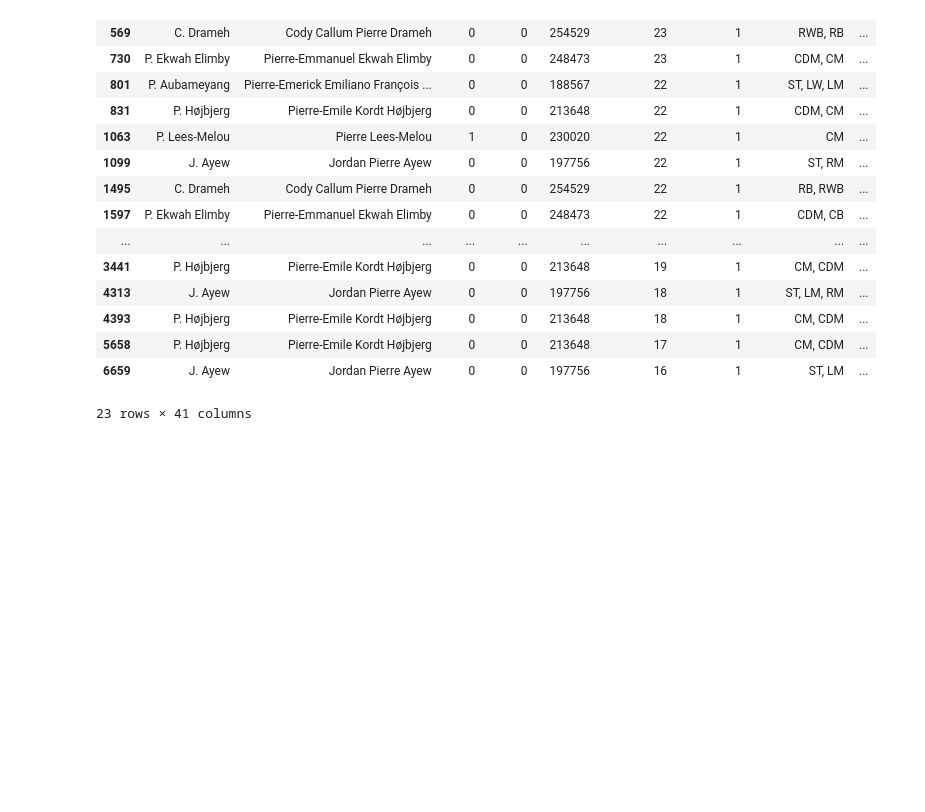
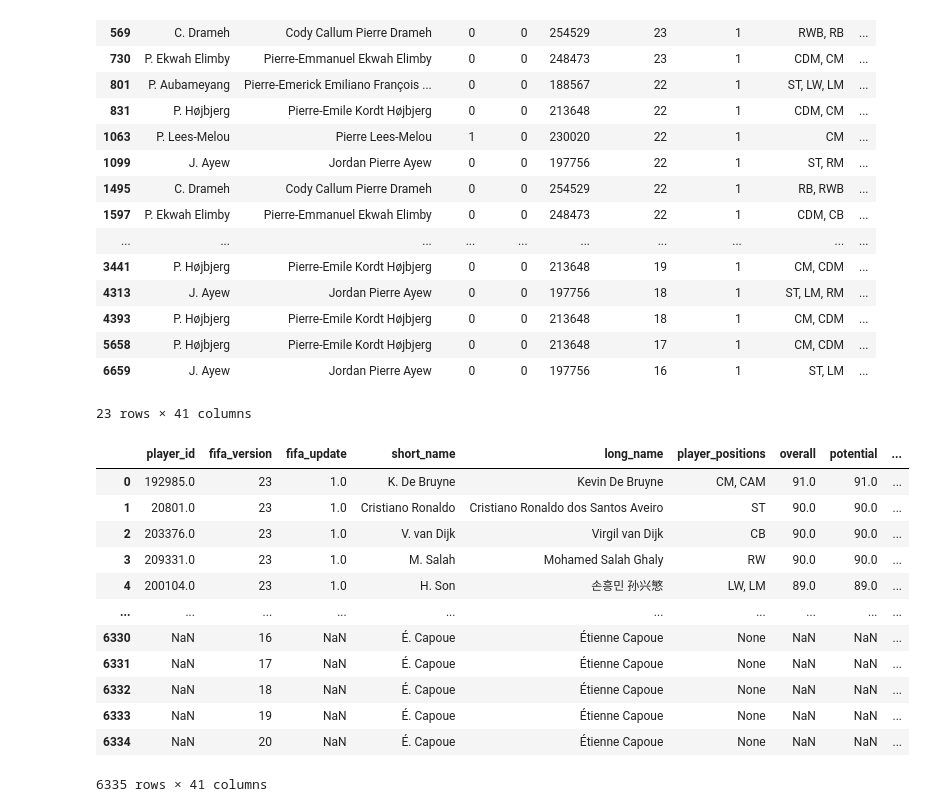
Before and after one commit to JonathonLeiding/fifa-score-analysis, a Jupyter notebook: jup_notebooks/exploratory_prem_analysis.ipynb, the cells around one changed output. Cells and saved outputs as stored; diff of their text form; code cells hidden in the pictures; blank space fills up the shorter version.

```diff
--- a/jup_notebooks/exploratory_prem_analysis.ipynb
+++ b/jup_notebooks/exploratory_prem_analysis.ipynb
@@ -226,3 +228,20 @@ df[df["long_name"].str.contains("Pierre", na=False)]
 | 5658 | P. Højbjerg | Pierre-Emile Kordt Højbjerg | 0 | 0 | 213648 | 17 | 1 | CM, CDM | ... |
 | 6659 | J. Ayew | Jordan Pierre Ayew | 0 | 0 | 197756 | 16 | 1 | ST, LM | ... |
 23 rows × 41 columns
+# %%
+df_updated = pd.read_sql_query(f"SELECT * FROM prem_name_join", conn)
+df_updated
+# %% [output]
+|  | player_id | fifa_version | fifa_update | short_name | long_name | player_positions | overall | potential | ... |
+| 0 | 192985.0 | 23 | 1.0 | K. De Bruyne | Kevin De Bruyne | CM, CAM | 91.0 | 91.0 | ... |
+| 1 | 20801.0 | 23 | 1.0 | Cristiano Ronaldo | Cristiano Ronaldo dos Santos Aveiro | ST | 90.0 | 90.0 | ... |
+| 2 | 203376.0 | 23 | 1.0 | V. van Dijk | Virgil van Dijk | CB | 90.0 | 90.0 | ... |
+| 3 | 209331.0 | 23 | 1.0 | M. Salah | Mohamed Salah Ghaly | RW | 90.0 | 90.0 | ... |
+| 4 | 200104.0 | 23 | 1.0 | H. Son | 손흥민 孙兴慜 | LW, LM | 89.0 | 89.0 | ... |
+| ... | ... | ... | ... | ... | ... | ... | ... | ... | ... |
+| 6330 | NaN | 16 | NaN | É. Capoue | Étienne Capoue | None | NaN | NaN | ... |
+| 6331 | NaN | 17 | NaN | É. Capoue | Étienne Capoue | None | NaN | NaN | ... |
+| 6332 | NaN | 18 | NaN | É. Capoue | Étienne Capoue | None | NaN | NaN | ... |
+| 6333 | NaN | 19 | NaN | É. Capoue | Étienne Capoue | None | NaN | NaN | ... |
+| 6334 | NaN | 20 | NaN | É. Capoue | Étienne Capoue | None | NaN | NaN | ... |
+6335 rows × 41 columns
```
Also changed, not shown: parts of 5 cells of this notebook, 2 other files.
